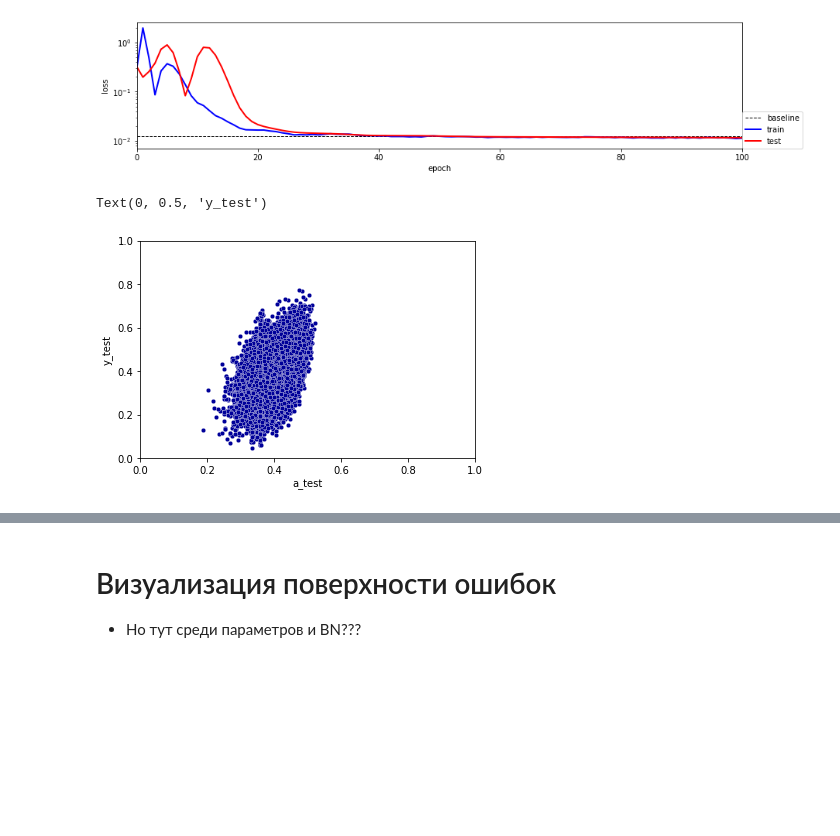
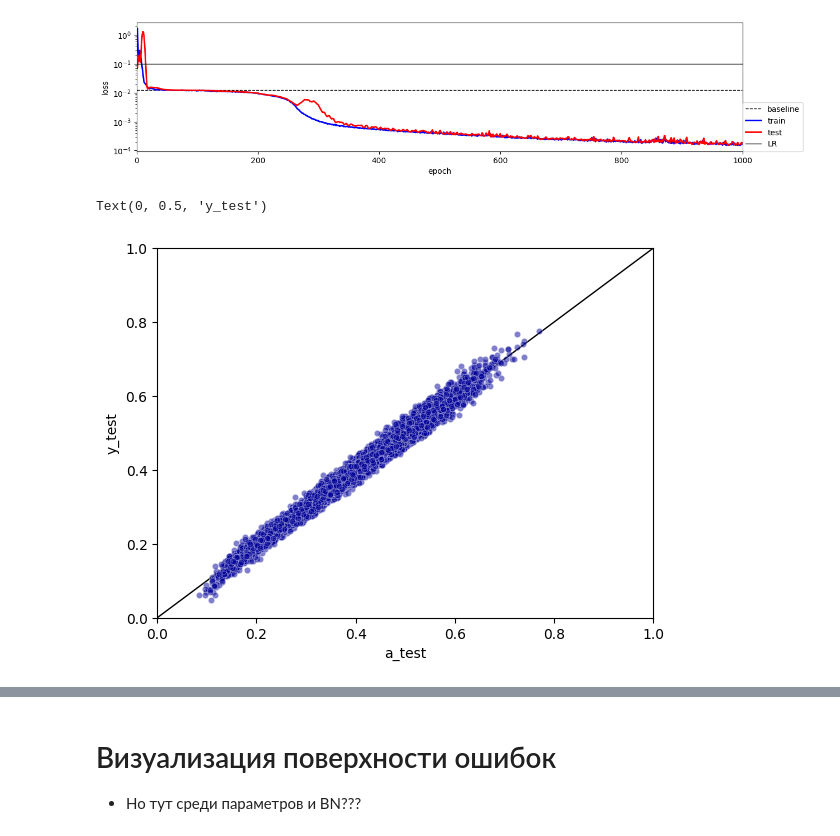
Before and after one commit to Dyakonov/Colab, a Jupyter notebook: dj_DistanceLearning.ipynb, the cells around one changed output, grey strips where cells are left out. Cells and saved outputs as stored; diff of their text form; code cells hidden in the pictures; blank space fills up the shorter version.

```diff
--- a/dj_DistanceLearning.ipynb
+++ b/dj_DistanceLearning.ipynb
@@ -48,7 +56,7 @@ def model_L_DN_F(n_input, width, nlayers):
   сеть Linear + BN + ReLU
   """
   model = torch.nn.Sequential()
-  model.add_module('L0', nn.Linear(n_input, width))
+  model.add_module('L0', nn.Linear(n_input, width, bias=False))
   model.add_module('BN0',  nn.BatchNorm1d(width))
   for i in range(nlayers - 2):
     model.add_module('RELU' + str(i),  nn.ReLU())
@@ -98,7 +106,7 @@ criterion = nn.MSELoss()
 # оптимизатор
 optimizer = torch.optim.Adam(model.parameters(), lr=learning_rate)
 # программатор
-scheduler = StepLR(optimizer, step_size=10, gamma=0.9)
+scheduler = StepLR(optimizer, step_size=10, gamma=0.99)
 
 model
 # %% [output]
@@ -136,6 +144,7 @@ n_epoches = 1000
 
 losses1 = np.zeros(n_epoches)
 losses2 = np.zeros(n_epoches)
+lrs = np.zeros(n_epoches)
 
 set_seed(43)
 # контроль
@@ -164,10 +173,10 @@ for t in range(n_epoches):
         a_test = model(X_test)
         test_loss = criterion(a_test, y_test)
 
-        if t==1:
+        if t==5:
           # сохранить некоторые чекпоинты
           model1 = copy.deepcopy(model)
-        elif t==10:
+        elif t==100:
           model2 = copy.deepcopy(model)
 
         #w_norm = []
@@ -179,7 +188,8 @@ for t in range(n_epoches):
 
     losses1[t] = loss.item()
     losses2[t] = test_loss.item()
-    print("[EPOCH]: %i, [LOSS]: %.6f, [LOSS2]: %.6f" % (t, losses1[t], losses2[t]))
+    lrs[t] = optimizer.param_groups[0]['lr']
+    print("[EPOCH]: %i, [LOSS]: %.6f, [LOSS2]: %.6f, [LR]: %.6f" % (t, losses1[t], losses2[t], lrs[t]))
 
     display.clear_output(wait=True)
 
@@ -202,23 +212,25 @@ plt.figure(figsize=(14, 3))
 plt.plot(losses1*0 + baseline, '--', c='black', label='baseline', lw=1)
 plt.plot(losses1, c='blue', label='train', lw=2)
 plt.plot(losses2, c='red', label='test', lw=2)
+plt.plot(lrs, c='black', label='LR', lw=1)
 # plt.ylim([0.00, 0.5])
-plt.xlim([0, 100])
+plt.xlim([0, 1000])
 plt.xlabel('epoch')
 plt.ylabel('loss')
 plt.legend(loc=(1,0))
 plt.yscale('log')
 # %% [output]
-[figure, old version]
+[figure, new version]
 # %%
-plt.scatter(a_test.detach().cpu(), y_test.detach().cpu(), 20, c='#000099', edgecolor='w', lw=0.3)
+plt.plot([0, 1], [0, 1], 'k', lw=1, zorder=1)
+plt.scatter(a_test.detach().cpu(), y_test.detach().cpu(), 20, c='#000099', edgecolor='w', lw=0.3, zorder=2, alpha=0.5)
 plt.xlim([0, 1])
 plt.ylim([0, 1])
 plt.xlabel('a_test')
 plt.ylabel('y_test')
 # %% [output]
 Text(0, 0.5, 'y_test')
-[figure, old version]
+[figure, new version]
 # %%
 X_test
 # %% [output]
```
Also changed, not shown: parts of 22 cells of this notebook.
